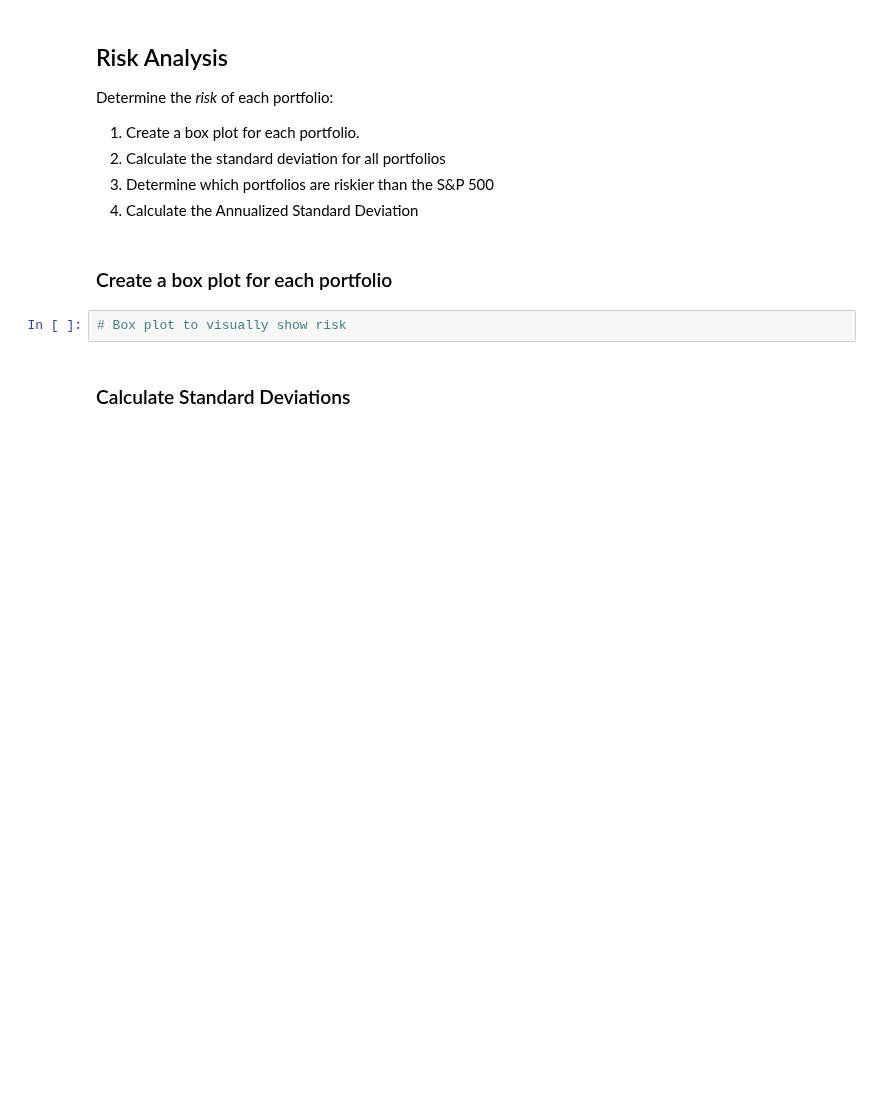
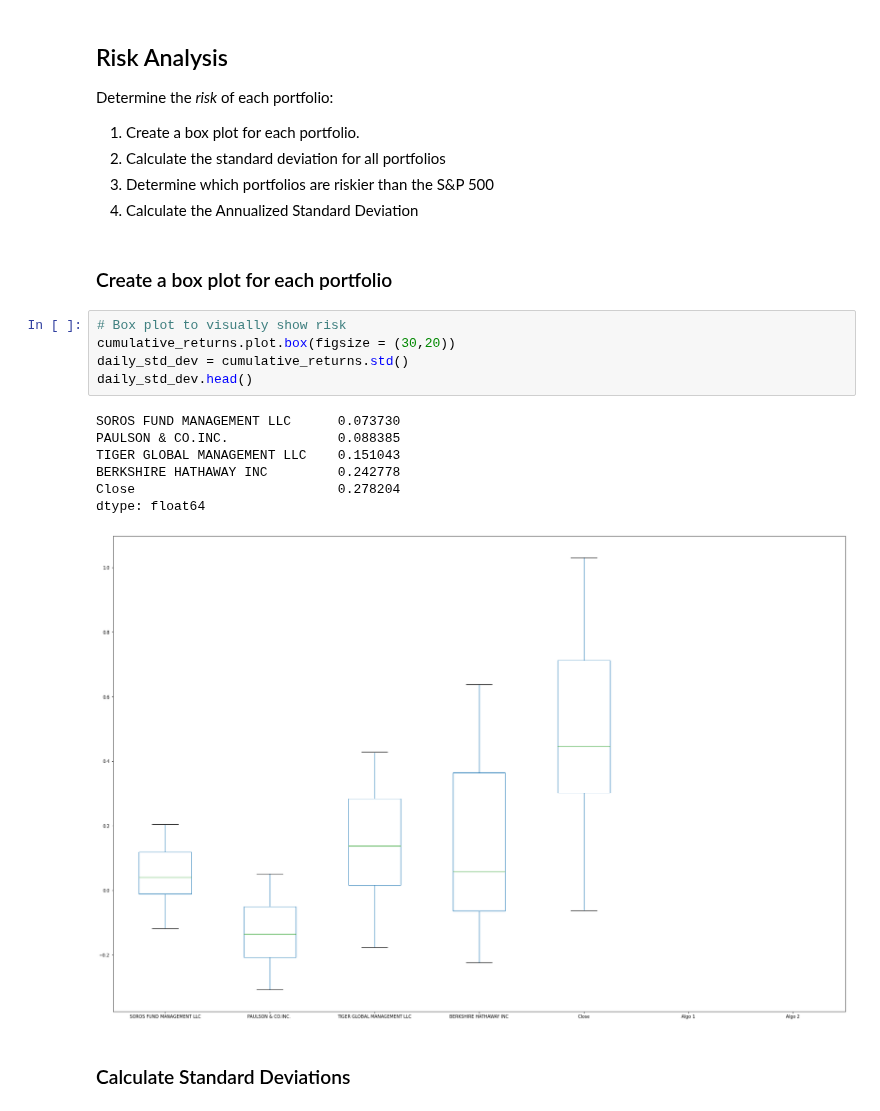
Before and after one commit to MatthewPuttroff/HWUnitFour, a Jupyter notebook: 04-Pandas/Instructions/Starter_Code/whale_analysis.ipynb, the cells around one changed output. Cells and saved outputs as stored; diff of their text form; blank space fills up the shorter version.

```diff
--- a/04-Pandas/Instructions/Starter_Code/whale_analysis.ipynb
+++ b/04-Pandas/Instructions/Starter_Code/whale_analysis.ipynb
@@ -412,6 +412,17 @@ Determine the _risk_ of each portfolio:
 ### Create a box plot for each portfolio
 # %%
 # Box plot to visually show risk
+cumulative_returns.plot.box(figsize = (30,20))
+daily_std_dev = cumulative_returns.std()
+daily_std_dev.head()
+# %% [output]
+SOROS FUND MANAGEMENT LLC      0.073730
+PAULSON & CO.INC.              0.088385
+TIGER GLOBAL MANAGEMENT LLC    0.151043
+BERKSHIRE HATHAWAY INC         0.242778
+Close                          0.278204
+dtype: float64
+[figure, added]
 # %% [markdown]
 ### Calculate Standard Deviations
 # %%
```
Also changed, not shown: parts of 4 cells of this notebook.
